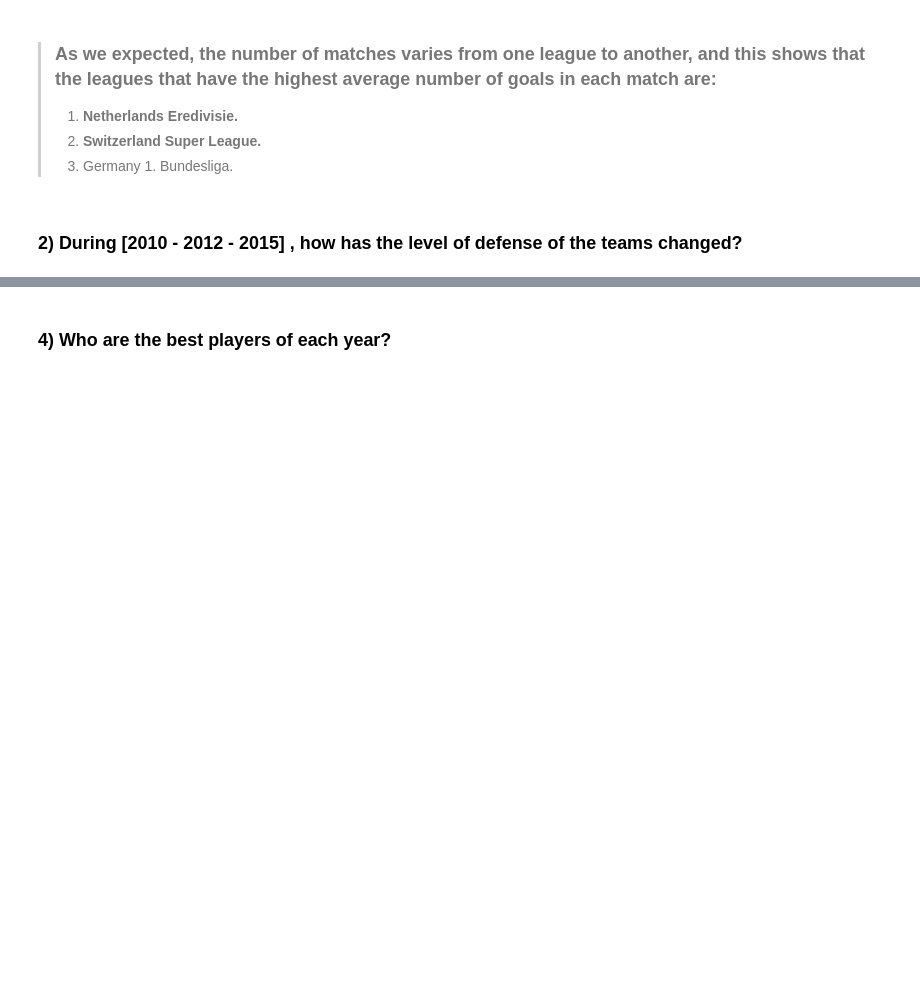
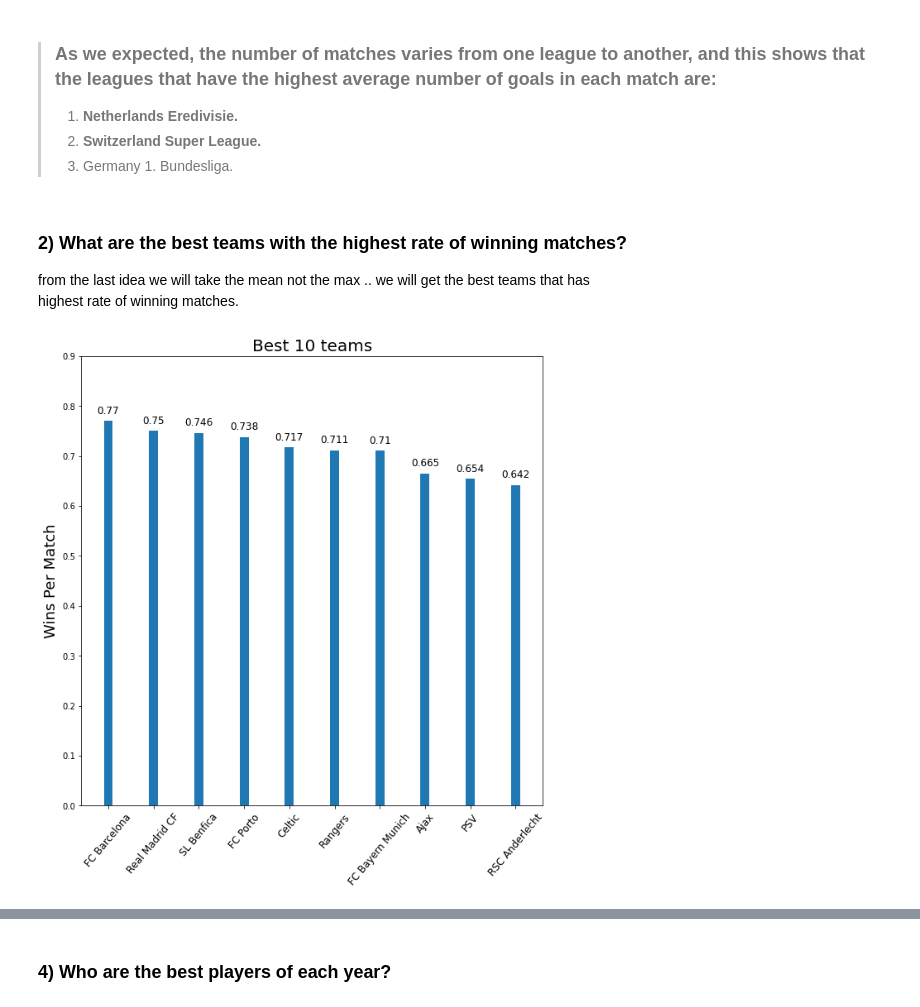
Before and after one commit to mo7amed7assan1911/European-Soccer-Data-Analysis, a Jupyter notebook: investigate-a-dataset-template.ipynb, the cells around one changed output, grey strips where cells are left out. Cells and saved outputs as stored; diff of their text form; code cells hidden in the pictures; blank space fills up the shorter version.

```diff
--- a/investigate-a-dataset-template.ipynb
+++ b/investigate-a-dataset-template.ipynb
@@ -381,7 +378,10 @@ TeamData.head()
 # %%
 # droping not important columns in the new DataFrame.
+# deleting the team and team_att datasets as no need for them now.
 try:
     TeamData.drop(columns=['id_x', 'date', 'id_y', 'team_fifa_api_id_x', 'team_fifa_api_id_y'], inplace=True)
+    del team
+    del team_att
 except:
     print('already these columns were dropped!')
 # %%
@@ -396,9 +396,13 @@ LeagueCoun = pd.merge(left=league, right=country, left_on='country_id', right_on
 LeagueCoun.head()
 # %%
 # droping not important columns in the new DataFrame.
+# deleting the [league] and [country] datasets as no need for them now.
+
 # we notice that all country_ids is the same for their league_ids
 try:
     LeagueCoun.drop(columns=['id_y', 'country_id'], inplace=True)
+    del league
+    del country
 except:
     print('already these columns were dropped!')
 # %%
@@ -417,11 +421,11 @@ Match_League_Country.head()
 # %%
+# droping not important columns in the new DataFrame.
 # deleting the [LeagueCoun] as we don't need it now after constructing [Match_League_Country]
-# del LeagueCoun
 
-# droping not important columns in the new DataFrame.
 # we notice that all country_ids is the same for their league_ids
 try:
     Match_League_Country.drop(columns=['id', 'league_id'], inplace=True)
+    del LeagueCoun
 except:
     print('already these columns were dropped!')
 # %%
@@ -565,5 +541,8 @@ Name: Total_goals, dtype: float64}
 > 2. **Switzerland Super League.**
 > 3. Germany 1. Bundesliga.
 >
-# %% [markdown]
-### 2) During [2010 - 2012 - 2015] , how has the level of defense of the teams changed?
+# %% [markdown]
+### 2) What are the best teams with the highest rate of winning matches?
+
+from the last idea we will take the mean not the max .. we will get the best teams that has\
+highest rate of winning matches.
@@ -569,0 +583,28 @@ Name: Total_goals, dtype: float64}
+# %%
+
+
+# Best teams with number of wins per match they played.
+Best_teams = df.WPM.nlargest(10)
+
+Best_10_Data = TeamData[TeamData['team_api_id'].isin(Best_teams.index)]       # a data frame with the data of all the 10 best teams.
+
+
+Best10_no_names = []
+Best10_no_wins = []
+for i in range(len(Best_teams)):
+    Best10_no_names.append(TeamData.query(f'team_api_id ==  {Best_teams.index[i]}')['team_long_name'].values[0])
+    Best10_no_wins.append(round(Best_teams.values[i], 3))
+
+ide = np.arange(0, len(Best10_no_names) * 5, 5)
+plt.rcParams["figure.figsize"] = (10, 10)
+plt.bar(ide, Best10_no_wins, width=1)
+plt.xticks(ide, Best10_no_names, rotation=50, fontsize=12)
+plt.ylabel('Wins Per Match', fontsize=18)
+plt.title('Best 10 teams', fontsize=20)
+plt.xlim(-3, 48)
+plt.ylim(0, 0.9)
+
+for i in range(10):
+    plt.text(i*5, Best10_no_wins[i] + 0.01, Best10_no_wins[i] , ha='center', va='bottom', fontsize = 12 )
+# %% [output]
+[figure, added]
```
Also changed, not shown: parts of 52 cells of this notebook.
